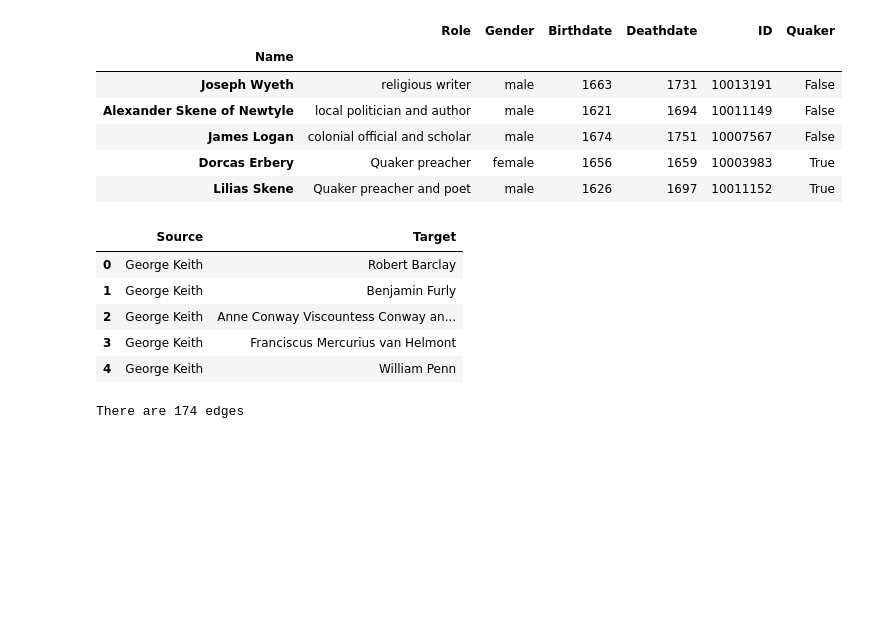
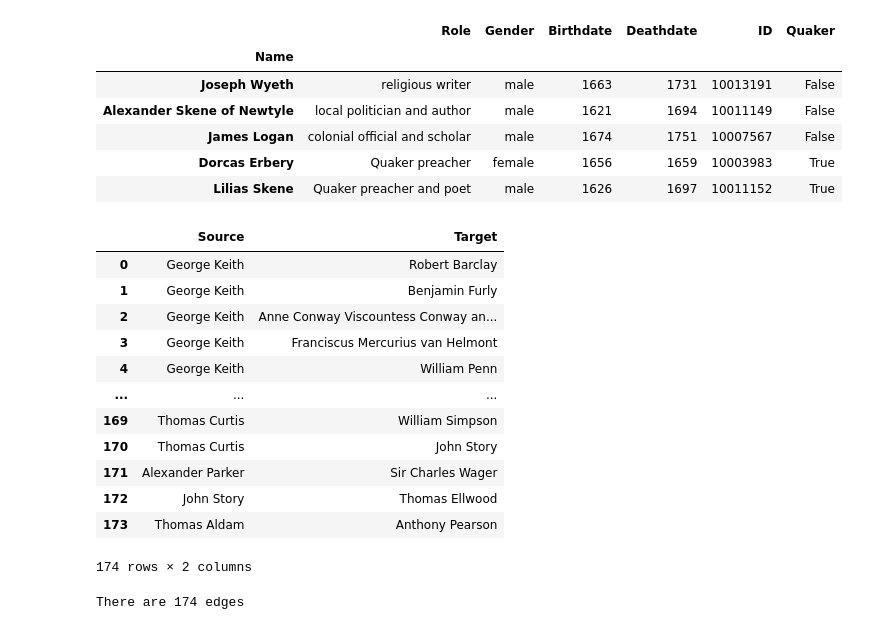
Before and after one commit to fpalmisa/2023, a Jupyter notebook: Exercises/10 - Handling networks/HandlingNetworks_Tutorial_Exercises.ipynb, the cells around one changed output. Cells and saved outputs as stored; diff of their text form; code cells hidden in the pictures; blank space fills up the shorter version.

```diff
--- a/Exercises/10 - Handling networks/HandlingNetworks_Tutorial_Exercises.ipynb
+++ b/Exercises/10 - Handling networks/HandlingNetworks_Tutorial_Exercises.ipynb
@@ -242,14 +242,21 @@ nodes.head()
 # %%
 # let's see which quaker knows whom, this will translate into edges in our graph
 edges = pd.read_csv(data_folder + 'quakers_edgelist.csv')
-edges.head()
+edges
 # %% [output]
 |  | Source | Target |
 | 0 | George Keith | Robert Barclay |
 | 1 | George Keith | Benjamin Furly |
 | 2 | George Keith | Anne Conway Viscountess Conway an... |
 | 3 | George Keith | Franciscus Mercurius van Helmont |
 | 4 | George Keith | William Penn |
+| ... | ... | ... |
+| 169 | Thomas Curtis | William Simpson |
+| 170 | Thomas Curtis | John Story |
+| 171 | Alexander Parker | Sir Charles Wager |
+| 172 | John Story | Thomas Ellwood |
+| 173 | Thomas Aldam | Anthony Pearson |
+174 rows × 2 columns
 # %%
 print('There are',len(edges), 'edges')
 # %% [output]
```
Also changed, not shown: parts of 11 cells of this notebook, 12 other files.
